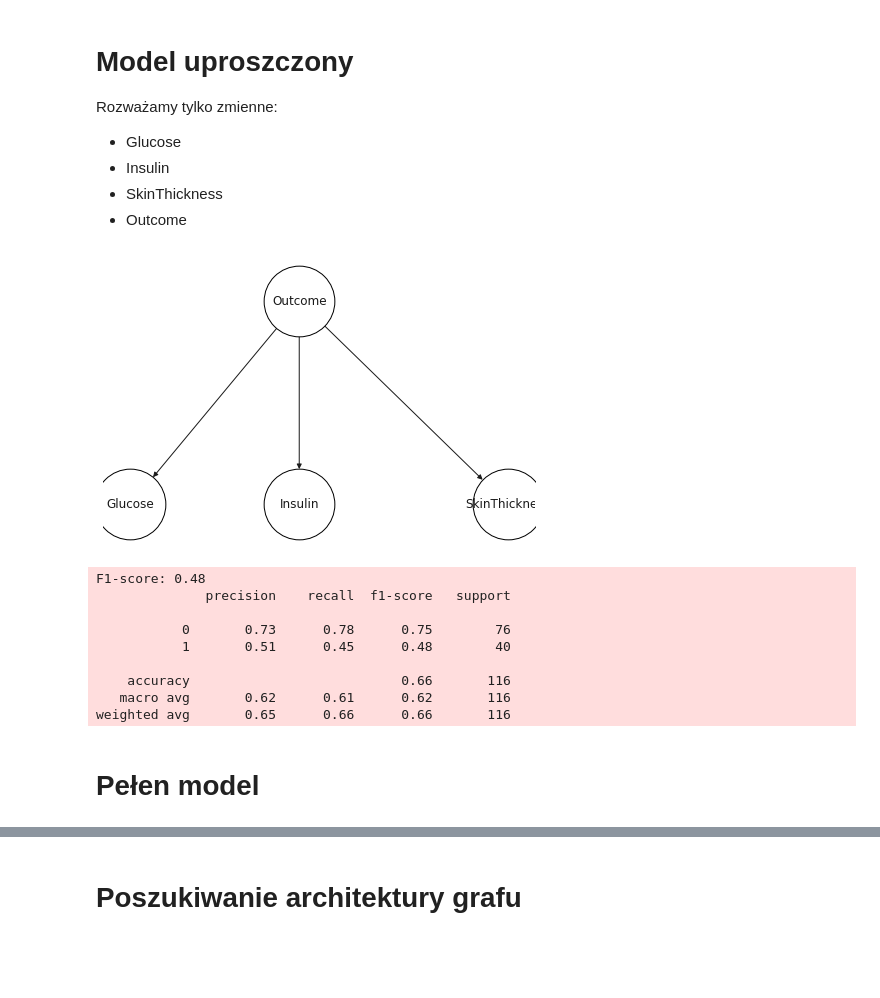
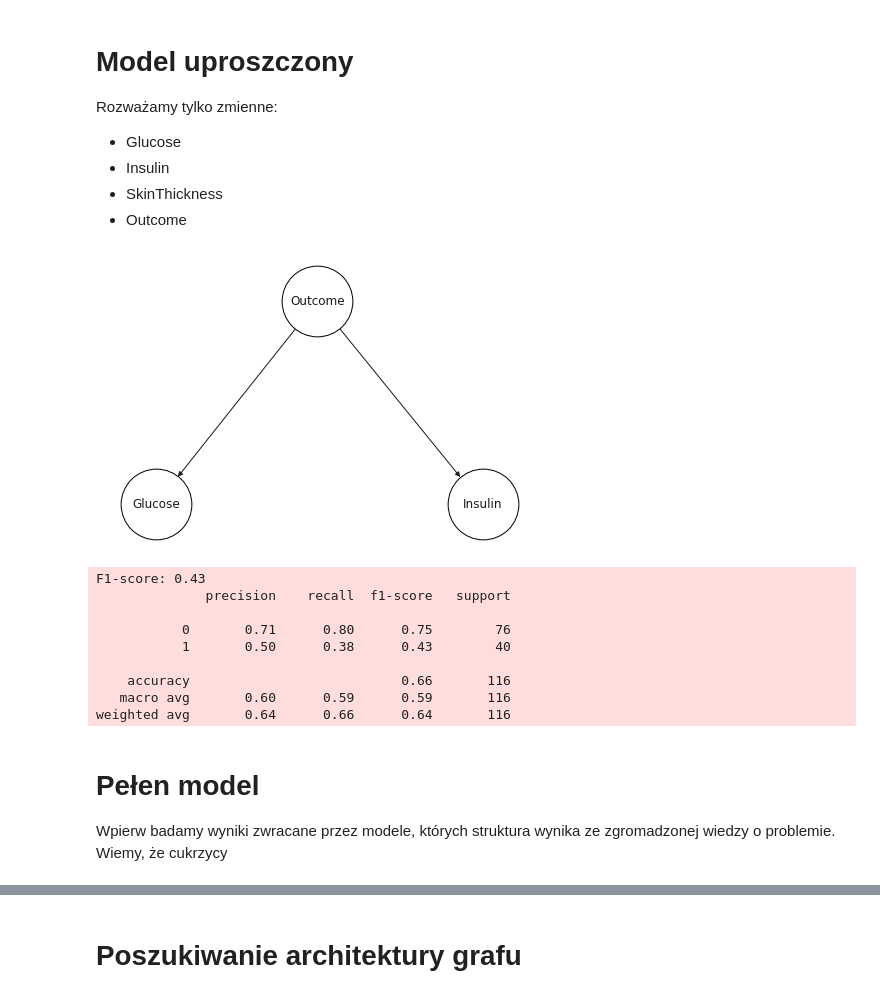
Before and after one commit to Stashq/p01-czwartek-11-Straburzynski-Raczy, a Jupyter notebook: PGM.ipynb, the cells around one changed output, grey strips where cells are left out. Saved outputs shown, nothing was run; the diff lists cells and outputs as text; code cells hidden in the pictures; blank space fills up the shorter version.

Commit message:
Przebadany model sieci bayesowskich

```diff
--- a/PGM.ipynb
+++ b/PGM.ipynb
@@ -25,32 +25,33 @@ Rozważamy tylko zmienne:
 # %%
 bn = BayesianModel([
     ("Outcome", "Glucose"),
     ("Outcome", "Insulin"),
-    ("Outcome", "SkinThickness"),
 ])
-bn.fit(train[["Glucose", "Insulin", "SkinThickness", "Outcome"]])
+bn.fit(train[["Glucose", "Insulin", "Outcome"]])
 draw(bn)
 # %% [output]
-[figure, old version]
+[figure, new version]
 # %%
-y_pred = bn.predict(test[["Glucose", "Insulin", "SkinThickness"]])
+y_pred = bn.predict(test[["Glucose", "Insulin"]])
 f1 = get_f1_score(
     y_true=test["Outcome"],
     y_pred=y_pred,
     verbose=2
 )
 # %% [output]
-F1-score: 0.48
+F1-score: 0.43
               precision    recall  f1-score   support
 
-           0       0.73      0.78      0.75        76
-           1       0.51      0.45      0.48        40
+           0       0.71      0.80      0.75        76
+           1       0.50      0.38      0.43        40
 
     accuracy                           0.66       116
-   macro avg       0.62      0.61      0.62       116
-weighted avg       0.65      0.66      0.66       116
+   macro avg       0.60      0.59      0.59       116
+weighted avg       0.64      0.66      0.64       116
-# %% [markdown]
-# Pełen model
+# %% [markdown]
+# Pełen model
+Wpierw badamy wyniki zwracane przez modele, których struktura wynika ze zgromadzonej wiedzy o problemie.
+Wiemy, że cukrzycy
 # %%
 bn = BayesianModel([
     ("BMI", "BloodPressure"),
```
Also changed, not shown: parts of 8 cells of this notebook.
